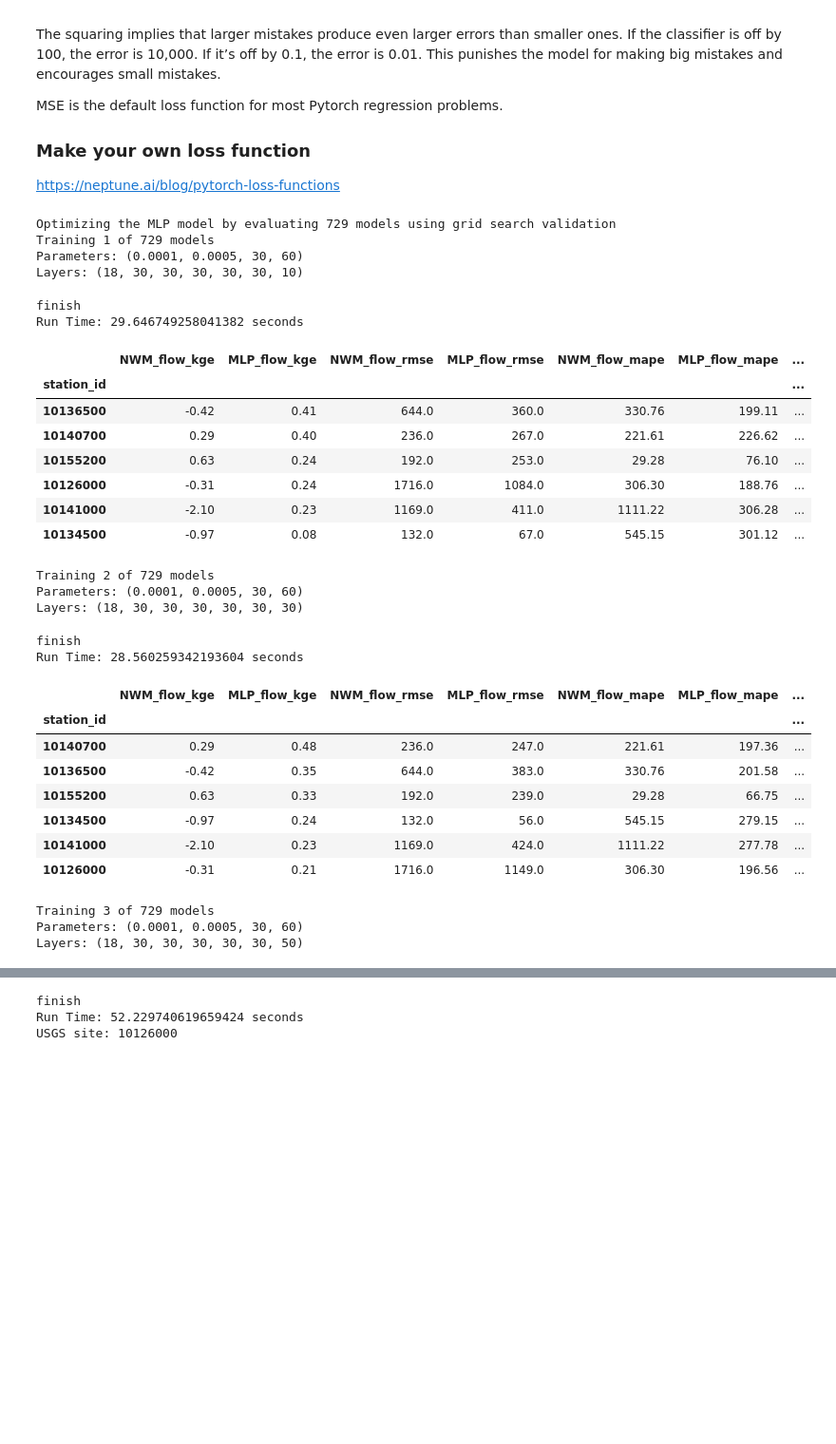
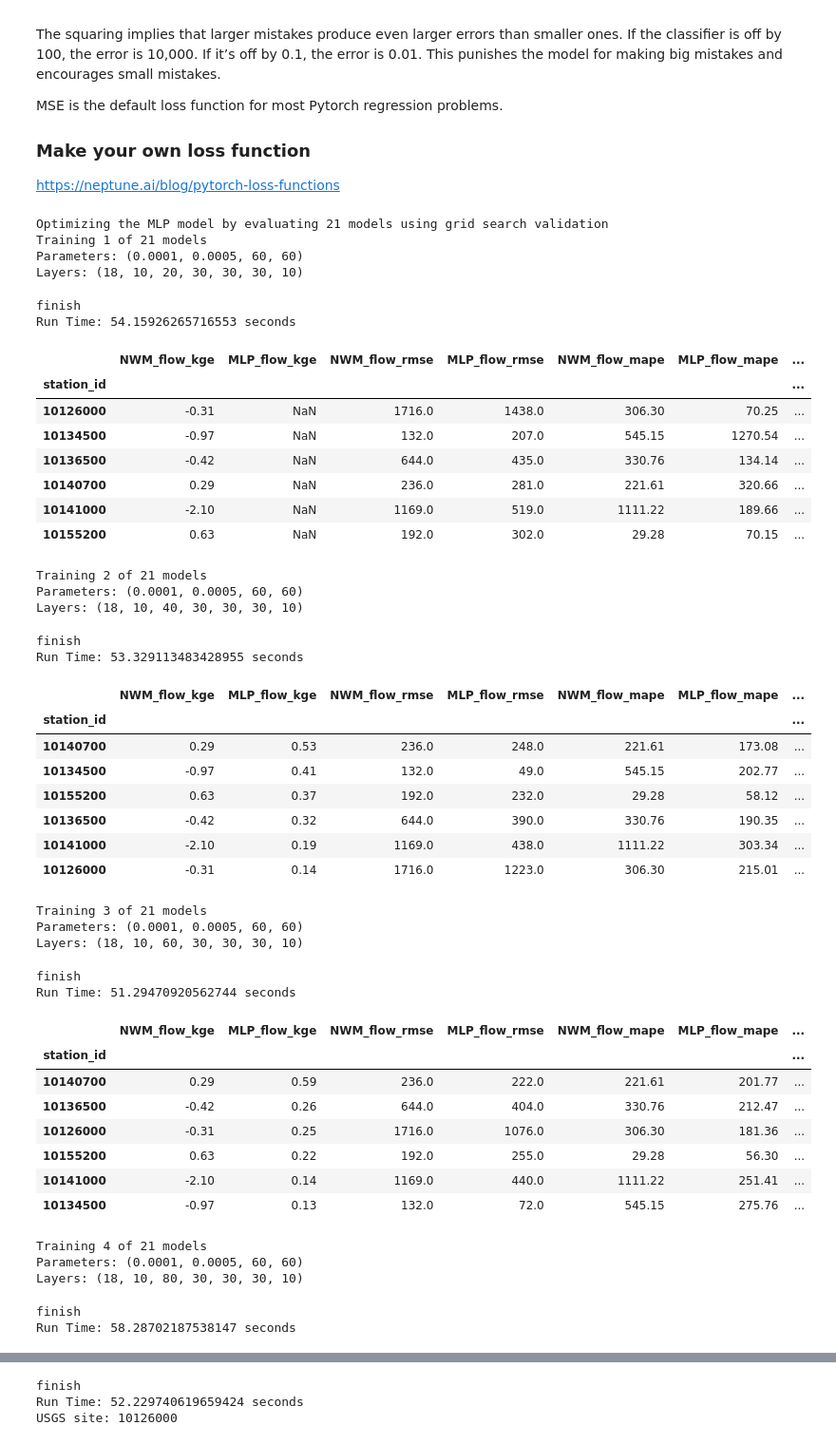
Before and after one commit to whitelightning450/NWM_ML, a Jupyter notebook: RJ/ModelDevelopment/mlp.ipynb, the cells around one changed output, grey strips where cells are left out. Shown: that part at 95% size. Drawn from its saved outputs; the diff is of its cells as text; code cells hidden in the pictures; blank space fills up the shorter version.

```diff
--- a/RJ/ModelDevelopment/mlp.ipynb
+++ b/RJ/ModelDevelopment/mlp.ipynb
@@ -180,66 +180,81 @@ MSE is the default loss function for most Pytorch regression problems.
 ### Make your own loss function
 https://neptune.ai/blog/pytorch-loss-functions
 # %%
-epochs = [30] # - seems to converge around 80 epochs with 100 batrch size
+epochs = [60] # - seems to converge around 80 epochs with 100 batrch size
 batch_size = [60]
 learning_rate = [0.0001]  #look up learning rate scheduler https://www.geeksforgeeks.org/understanding-pytorch-learning-rate-scheduling/ -  smaller learning rates doing better!
 decay = [0.0005]
-L1 = [30, 60, 90]
-L2 = [30, 60, 90]
-L3 = [30, 60, 90]
-L4 = [30, 60, 90]
-L5 = [30, 60, 90]
-L6 = [10, 30, 50]
+L1 = [30] #  [10,20,30] #can run script one at a time to idenitfy the ideal layer nodes
+L2 = [140] #[20,40, 60,80,100,120,140]
+L3 = [30]
+L4 = [30]
+L5 = [30]
+L6 = [10]
 #can we train multiple models at a time here?
 
 search_params = epochs, batch_size, learning_rate, decay, L1, L2, L3, L4, L5, L6
 loss_func = nn.MSELoss()
 supply = False
 
 
 GS_Eval_DF, GS_Eval_dict, GS_Pred_dict = mlp_model.mlp_optimization(search_params,
                      x_train_scaled_t,
                      y_train_scaled_t,
                      loss_func,
                      model_path,
                      modelname,
                      supply,
                      test_years,
                      stations,
                      x_test_temp,
                      x_test_scaled,
                      y_test_temp,
                      StreamStats,
                      station_index_list)
 GS_Eval_DF
 # %% [output]
-Optimizing the MLP model by evaluating 729 models using grid search validation
-Training 1 of 729 models
-Parameters: (0.0001, 0.0005, 30, 60)
-Layers: (18, 30, 30, 30, 30, 30, 10)
+Optimizing the MLP model by evaluating 21 models using grid search validation
+Training 1 of 21 models
+Parameters: (0.0001, 0.0005, 60, 60)
+Layers: (18, 10, 20, 30, 30, 30, 10)
 finish
-Run Time: 29.646749258041382 seconds
+Run Time: 54.15926265716553 seconds
 |  | NWM_flow_kge | MLP_flow_kge | NWM_flow_rmse | MLP_flow_rmse | NWM_flow_mape | MLP_flow_mape | ... |
 | station_id |  |  |  |  |  |  | ... |
-| 10136500 | -0.42 | 0.41 | 644.0 | 360.0 | 330.76 | 199.11 | ... |
-| 10140700 | 0.29 | 0.40 | 236.0 | 267.0 | 221.61 | 226.62 | ... |
-| 10155200 | 0.63 | 0.24 | 192.0 | 253.0 | 29.28 | 76.10 | ... |
-| 10126000 | -0.31 | 0.24 | 1716.0 | 1084.0 | 306.30 | 188.76 | ... |
-| 10141000 | -2.10 | 0.23 | 1169.0 | 411.0 | 1111.22 | 306.28 | ... |
-| 10134500 | -0.97 | 0.08 | 132.0 | 67.0 | 545.15 | 301.12 | ... |
+| 10126000 | -0.31 | NaN | 1716.0 | 1438.0 | 306.30 | 70.25 | ... |
+| 10134500 | -0.97 | NaN | 132.0 | 207.0 | 545.15 | 1270.54 | ... |
+| 10136500 | -0.42 | NaN | 644.0 | 435.0 | 330.76 | 134.14 | ... |
+| 10140700 | 0.29 | NaN | 236.0 | 281.0 | 221.61 | 320.66 | ... |
+| 10141000 | -2.10 | NaN | 1169.0 | 519.0 | 1111.22 | 189.66 | ... |
+| 10155200 | 0.63 | NaN | 192.0 | 302.0 | 29.28 | 70.15 | ... |
-Training 2 of 729 models
-Parameters: (0.0001, 0.0005, 30, 60)
-Layers: (18, 30, 30, 30, 30, 30, 30)
+Training 2 of 21 models
+Parameters: (0.0001, 0.0005, 60, 60)
+Layers: (18, 10, 40, 30, 30, 30, 10)
 finish
-Run Time: 28.560259342193604 seconds
+Run Time: 53.329113483428955 seconds
 |  | NWM_flow_kge | MLP_flow_kge | NWM_flow_rmse | MLP_flow_rmse | NWM_flow_mape | MLP_flow_mape | ... |
 | station_id |  |  |  |  |  |  | ... |
-| 10140700 | 0.29 | 0.48 | 236.0 | 247.0 | 221.61 | 197.36 | ... |
-| 10136500 | -0.42 | 0.35 | 644.0 | 383.0 | 330.76 | 201.58 | ... |
-| 10155200 | 0.63 | 0.33 | 192.0 | 239.0 | 29.28 | 66.75 | ... |
-| 10134500 | -0.97 | 0.24 | 132.0 | 56.0 | 545.15 | 279.15 | ... |
-| 10141000 | -2.10 | 0.23 | 1169.0 | 424.0 | 1111.22 | 277.78 | ... |
-| 10126000 | -0.31 | 0.21 | 1716.0 | 1149.0 | 306.30 | 196.56 | ... |
+| 10140700 | 0.29 | 0.53 | 236.0 | 248.0 | 221.61 | 173.08 | ... |
+| 10134500 | -0.97 | 0.41 | 132.0 | 49.0 | 545.15 | 202.77 | ... |
+| 10155200 | 0.63 | 0.37 | 192.0 | 232.0 | 29.28 | 58.12 | ... |
+| 10136500 | -0.42 | 0.32 | 644.0 | 390.0 | 330.76 | 190.35 | ... |
+| 10141000 | -2.10 | 0.19 | 1169.0 | 438.0 | 1111.22 | 303.34 | ... |
+| 10126000 | -0.31 | 0.14 | 1716.0 | 1223.0 | 306.30 | 215.01 | ... |
-Training 3 of 729 models
-Parameters: (0.0001, 0.0005, 30, 60)
-Layers: (18, 30, 30, 30, 30, 30, 50)
+Training 3 of 21 models
+Parameters: (0.0001, 0.0005, 60, 60)
+Layers: (18, 10, 60, 30, 30, 30, 10)
+finish
+Run Time: 51.29470920562744 seconds
+|  | NWM_flow_kge | MLP_flow_kge | NWM_flow_rmse | MLP_flow_rmse | NWM_flow_mape | MLP_flow_mape | ... |
+| station_id |  |  |  |  |  |  | ... |
+| 10140700 | 0.29 | 0.59 | 236.0 | 222.0 | 221.61 | 201.77 | ... |
+| 10136500 | -0.42 | 0.26 | 644.0 | 404.0 | 330.76 | 212.47 | ... |
+| 10126000 | -0.31 | 0.25 | 1716.0 | 1076.0 | 306.30 | 181.36 | ... |
+| 10155200 | 0.63 | 0.22 | 192.0 | 255.0 | 29.28 | 56.30 | ... |
+| 10141000 | -2.10 | 0.14 | 1169.0 | 440.0 | 1111.22 | 251.41 | ... |
+| 10134500 | -0.97 | 0.13 | 132.0 | 72.0 | 545.15 | 275.76 | ... |
+Training 4 of 21 models
+Parameters: (0.0001, 0.0005, 60, 60)
+Layers: (18, 10, 80, 30, 30, 30, 10)
+finish
+Run Time: 58.28702187538147 seconds
```
Also changed, not shown: parts of 2 cells of this notebook, 17 other files.
